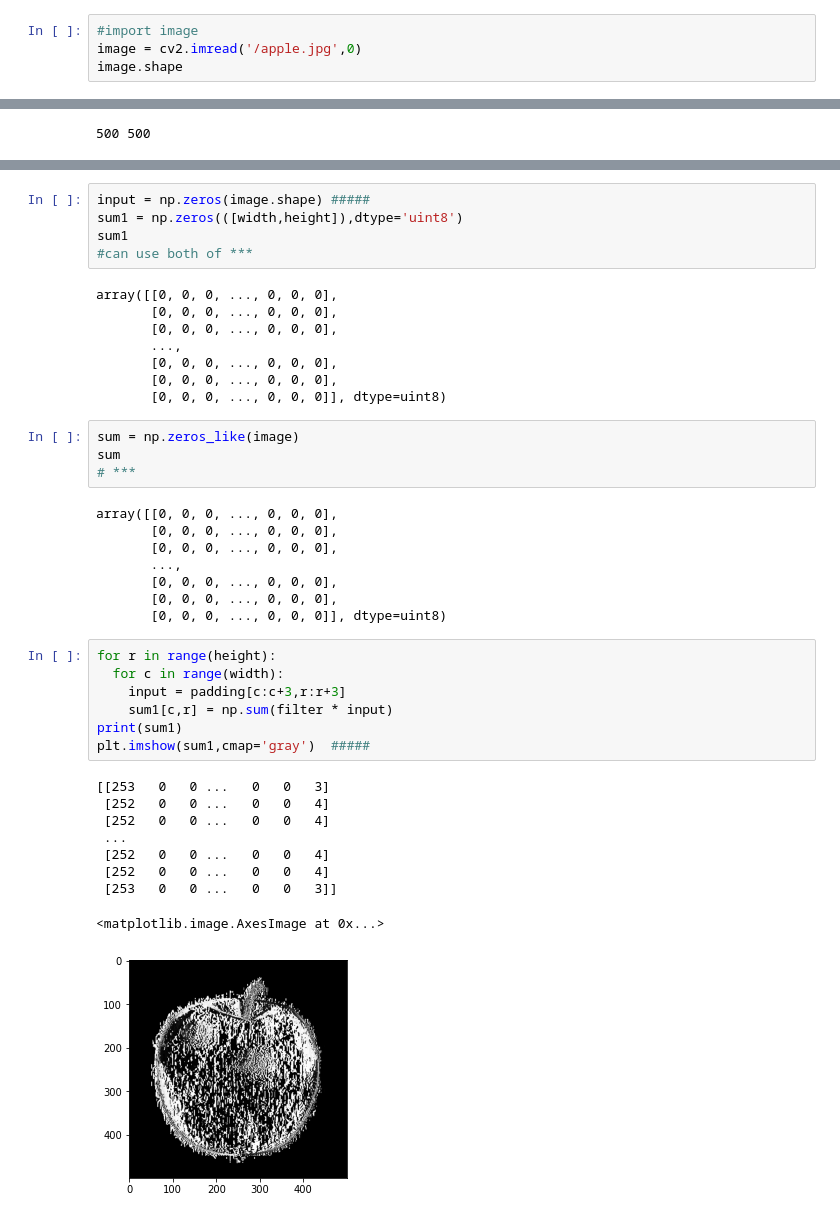
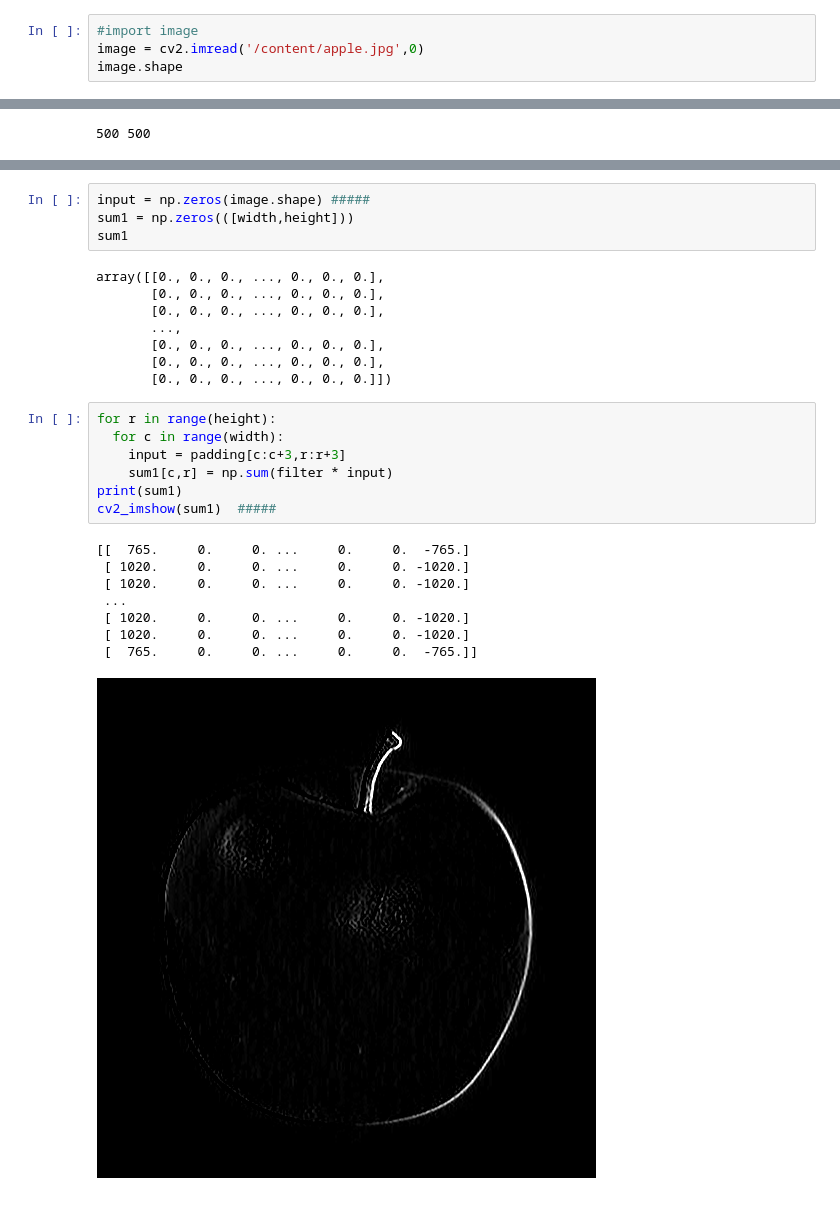
Before and after one commit to JiratchayaF/Vision_Application_ML-DL, a Jupyter notebook: Convolution.ipynb, the cells around one changed output, grey strips where cells are left out. Saved outputs shown, nothing was run; the diff lists cells and outputs as text.

```diff
--- a/Convolution.ipynb
+++ b/Convolution.ipynb
@@ -5,6 +6,6 @@ import numpy as np
 # %%
 #import image
-image = cv2.imread('/apple.jpg',0)
+image = cv2.imread('/content/apple.jpg',0)
 image.shape
 # %% [output]
 (500, 500)
@@ -31,43 +33,29 @@ plt.imshow(padding)
 [figure]
 # %%
 input = np.zeros(image.shape) #####
-sum1 = np.zeros(([width,height]),dtype='uint8')
+sum1 = np.zeros(([width,height]))
 sum1
-#can use both of ***
 # %% [output]
-array([[0, 0, 0, ..., 0, 0, 0],
-       [0, 0, 0, ..., 0, 0, 0],
-       [0, 0, 0, ..., 0, 0, 0],
+array([[0., 0., 0., ..., 0., 0., 0.],
+       [0., 0., 0., ..., 0., 0., 0.],
+       [0., 0., 0., ..., 0., 0., 0.],
        ...,
-       [0, 0, 0, ..., 0, 0, 0],
-       [0, 0, 0, ..., 0, 0, 0],
-       [0, 0, 0, ..., 0, 0, 0]], dtype=uint8)
+       [0., 0., 0., ..., 0., 0., 0.],
+       [0., 0., 0., ..., 0., 0., 0.],
+       [0., 0., 0., ..., 0., 0., 0.]])
-# %%
-sum = np.zeros_like(image)
-sum
-# ***
-# %% [output]
-array([[0, 0, 0, ..., 0, 0, 0],
-       [0, 0, 0, ..., 0, 0, 0],
-       [0, 0, 0, ..., 0, 0, 0],
-       ...,
-       [0, 0, 0, ..., 0, 0, 0],
-       [0, 0, 0, ..., 0, 0, 0],
-       [0, 0, 0, ..., 0, 0, 0]], dtype=uint8)
 # %%
 for r in range(height):
   for c in range(width):
     input = padding[c:c+3,r:r+3]
     sum1[c,r] = np.sum(filter * input)
 print(sum1)
-plt.imshow(sum1,cmap='gray')  #####
+cv2_imshow(sum1)  #####
 # %% [output]
-[[253   0   0 ...   0   0   3]
- [252   0   0 ...   0   0   4]
- [252   0   0 ...   0   0   4]
+[[  765.     0.     0. ...     0.     0.  -765.]
+ [ 1020.     0.     0. ...     0.     0. -1020.]
+ [ 1020.     0.     0. ...     0.     0. -1020.]
  ...
- [252   0   0 ...   0   0   4]
- [252   0   0 ...   0   0   4]
- [253   0   0 ...   0   0   3]]
+ [ 1020.     0.     0. ...     0.     0. -1020.]
+ [ 1020.     0.     0. ...     0.     0. -1020.]
+ [  765.     0.     0. ...     0.     0.  -765.]]
-<matplotlib.image.AxesImage at 0x...>
-[figure, old version]
+[figure, new version]
```
Also changed, not shown: parts of 2 cells of this notebook.
